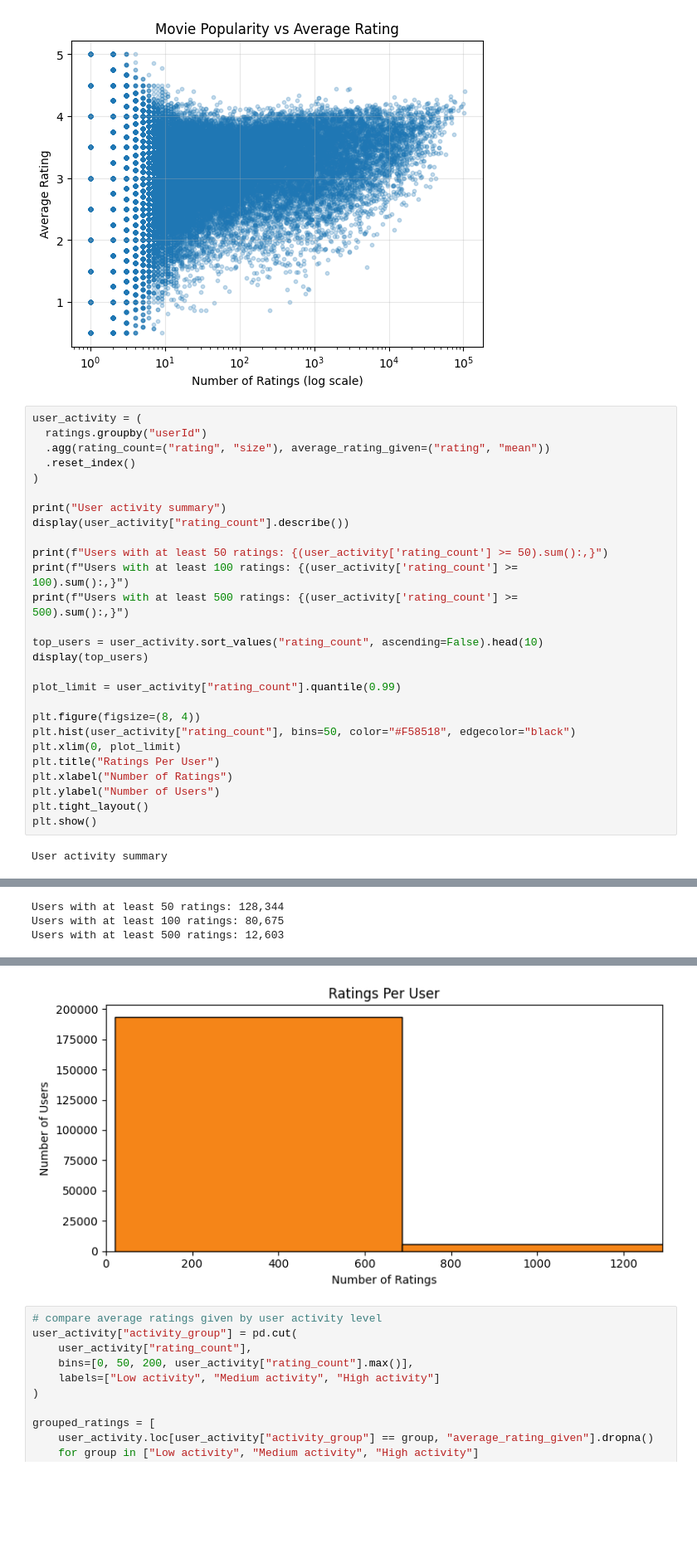
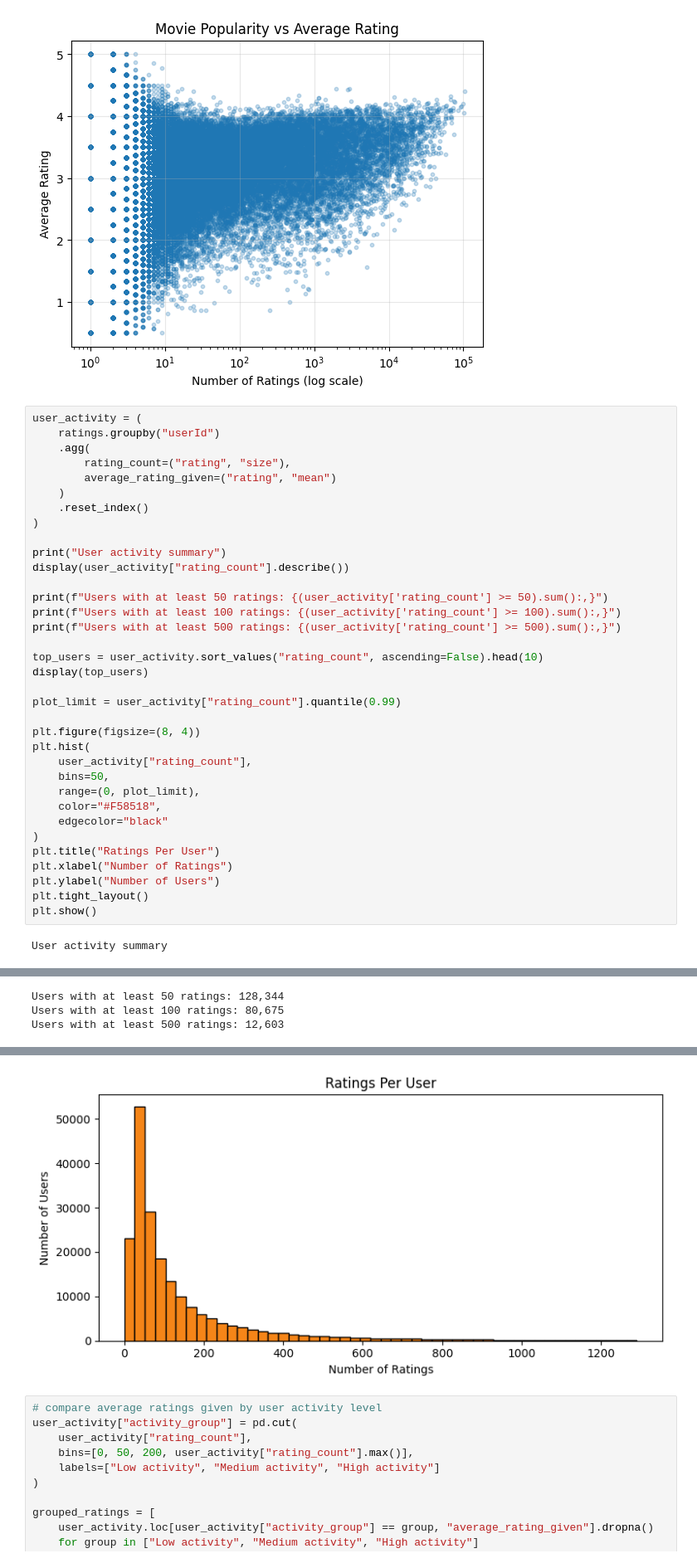
Before and after one commit to anthonyjk/movie-recommendation-site, a Jupyter notebook: data_exploration.ipynb, the cells around one changed output, grey strips where cells are left out. Shown at 83% size. Saved outputs shown, nothing was run; the diff lists cells and outputs as text; blank space fills up the shorter version.

Commit message:
Imporve distribution vizs by increasing range

```diff
--- a/data_exploration.ipynb
+++ b/data_exploration.ipynb
@@ -243,19 +250,20 @@ plt.show()
 [figure]
 # %%
 user_activity = (
-  ratings.groupby("userId")
-  .agg(rating_count=("rating", "size"), average_rating_given=("rating", "mean"))
-  .reset_index()
+    ratings.groupby("userId")
+    .agg(
+        rating_count=("rating", "size"),
+        average_rating_given=("rating", "mean")
+    )
+    .reset_index()
 )
 
 print("User activity summary")
 display(user_activity["rating_count"].describe())
 
 print(f"Users with at least 50 ratings: {(user_activity['rating_count'] >= 50).sum():,}")
-print(f"Users with at least 100 ratings: {(user_activity['rating_count'] >=
-100).sum():,}")
-print(f"Users with at least 500 ratings: {(user_activity['rating_count'] >=
-500).sum():,}")
+print(f"Users with at least 100 ratings: {(user_activity['rating_count'] >= 100).sum():,}")
+print(f"Users with at least 500 ratings: {(user_activity['rating_count'] >= 500).sum():,}")
 
 top_users = user_activity.sort_values("rating_count", ascending=False).head(10)
 display(top_users)
@@ -263,39 +271,44 @@ display(top_users)
 plot_limit = user_activity["rating_count"].quantile(0.99)
 
 plt.figure(figsize=(8, 4))
-plt.hist(user_activity["rating_count"], bins=50, color="#F58518", edgecolor="black")
-plt.xlim(0, plot_limit)
+plt.hist(
+    user_activity["rating_count"],
+    bins=50,
+    range=(0, plot_limit),
+    color="#F58518",
+    edgecolor="black"
+)
 plt.title("Ratings Per User")
 plt.xlabel("Number of Ratings")
 plt.ylabel("Number of Users")
 plt.tight_layout()
 plt.show()
 # %% [output]
 User activity summary
 count    200948.000000
 mean        159.246193
 std         282.025462
 min          20.000000
 25%          36.000000
 50%          73.000000
 75%         167.000000
 max       33332.000000
 Name: rating_count, dtype: float64
 Users with at least 50 ratings: 128,344
 Users with at least 100 ratings: 80,675
 Users with at least 500 ratings: 12,603
 |  | userId | rating_count | average_rating_given |
 | 175324 | 175325 | 33332 | 3.077808 |
 | 17034 | 17035 | 9577 | 2.567819 |
 | 55652 | 55653 | 9178 | 3.280290 |
 | 123464 | 123465 | 9044 | 2.528859 |
 | 171794 | 171795 | 9016 | 3.181954 |
 | 10201 | 10202 | 7748 | 3.411655 |
 | 198514 | 198515 | 7594 | 2.822755 |
 | 49304 | 49305 | 7488 | 3.208868 |
 | 22743 | 22744 | 7372 | 2.640193 |
 | 7857 | 7858 | 7322 | 1.549850 |
-[figure, old version]
+[figure, new version]
 # %%
 # compare average ratings given by user activity level
 user_activity["activity_group"] = pd.cut(
```
Also changed, not shown: parts of 1 cell of this notebook.
